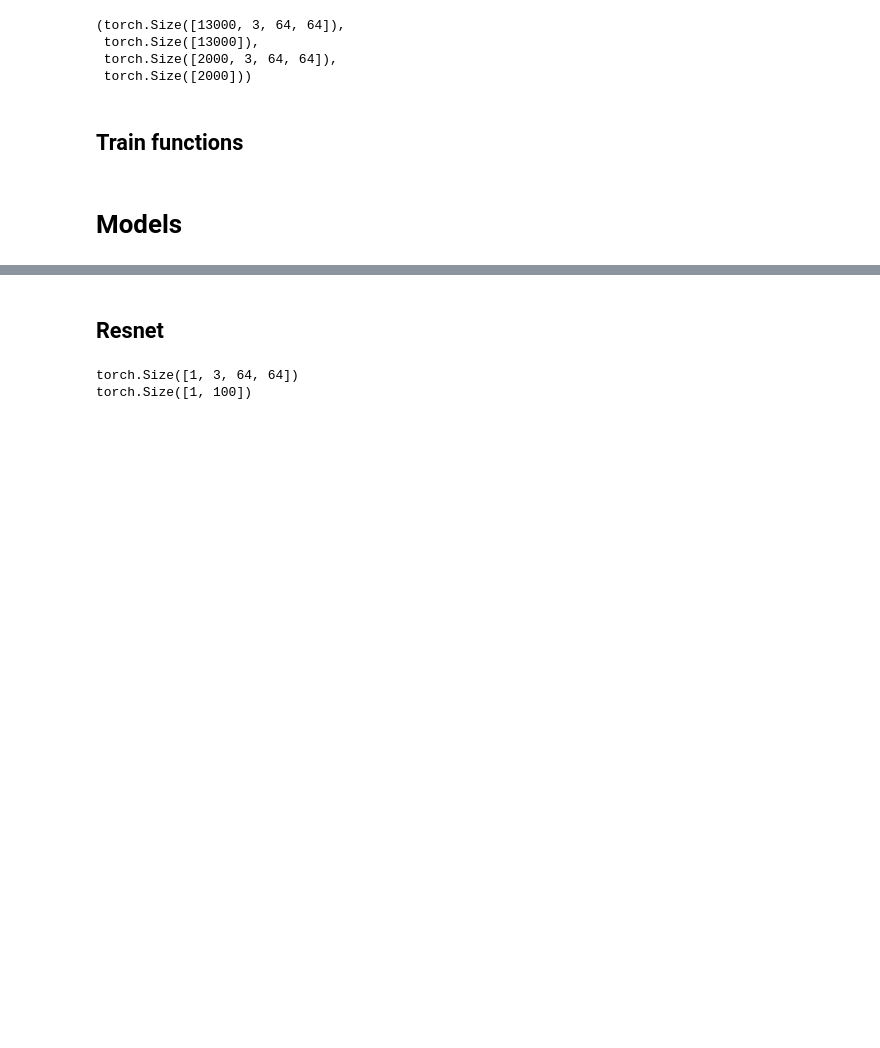
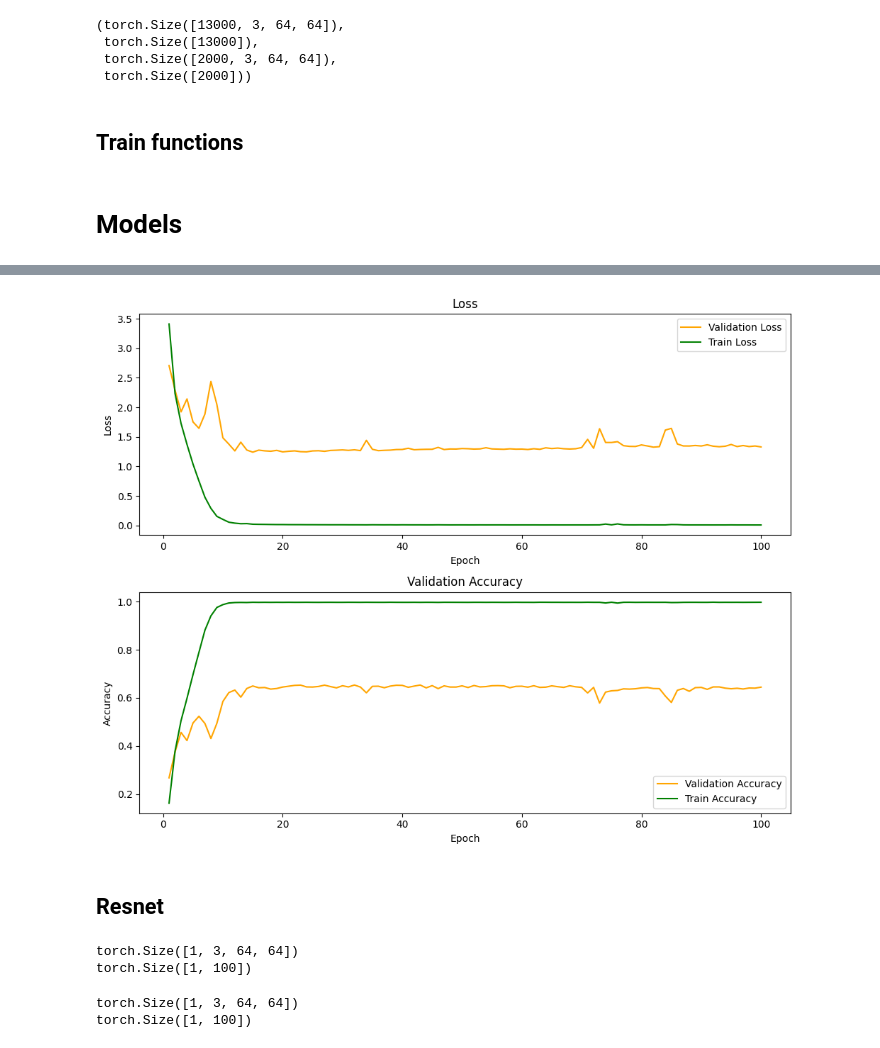
Before and after one commit to alexandra-dragomir/DL-Image-Classification, a Jupyter notebook: dl_project2.ipynb, the cells around one changed output, grey strips where cells are left out. Cells and saved outputs as stored; diff of their text form; code cells hidden in the pictures; blank space fills up the shorter version.

```diff
--- a/dl_project2.ipynb
+++ b/dl_project2.ipynb
@@ -297,0 +526,6 @@ def plot_loss_acc(val_loss_array, val_acc_array, train_loss_array, train_acc_arr
+# %%
+model = CNN_model(6, filters = [128, 256, 256, 256, 256, 256], kernels = [7, 5, 5, 5, 5, 5], strides = [2, 2, 1, 1, 1, 1], paddings = [3, 3, 1, 0, 1, 0], dropout = 0.46).to("cuda")
+
+optimizer = optim.SGD(model.parameters(), lr=0.002, momentum = 0.74)
+max_accuracy = 0.76
+val_loss_array, val_acc_array, train_loss_array, train_acc_array = train_model(model, optimizer, X_train, y_train, X_test, y_test, batch_size = 32, num_epochs = 100, save_weights = True, weights_path = "cnn_1")
@@ -298,3 +550,7 @@ def plot_loss_acc(val_loss_array, val_acc_array, train_loss_array, train_acc_arr
+# %%
+plot_loss_acc(val_loss_array, val_acc_array, train_loss_array, train_acc_array)
+# %% [output]
+[figure, added]
 # %% [markdown]
 ## Resnet
 # %%
@@ -418,6 +652,49 @@ class ResNet_personalized(nn.Module):
         y = self.fc(y)
         # print("classification shape:", y.shape)
         return y
+# %%
+# Define the ResNet model
+class ResNet_personalized2(nn.Module):
+    def __init__(self, block, nr_layers, nr_blocks, filters, strides):
+        super(ResNet_personalized2, self).__init__()
+        self.in_channels = 64
+        self.conv1 = nn.Conv2d(3, 64, kernel_size=3, stride=1, padding=1, bias=False)
+        self.bn1 = nn.BatchNorm2d(64)
+        self.relu = nn.ReLU(inplace=True)
+        self.blocks_group = nn.ModuleList()
+        for i in range(nr_layers):
+            self.blocks_group.append(self.make_layer(block, filters[i], nr_blocks[i], 3, strides[i], 1))
+        self.avg_pool = nn.AdaptiveAvgPool2d((1, 1))
+        self.fc = nn.Linear(filters[-1], 100)
+
+    def make_layer(self, block, out_channels, num_blocks, kernel_size, stride, padding):
+        layers = []
+        layers.append(block(self.in_channels, out_channels, kernel_size, stride, padding))
+        self.in_channels = out_channels
+        for _ in range(1, num_blocks):
+            layers.append(block(self.in_channels, out_channels, kernel_size, 1, padding))
+        return nn.Sequential(*layers)
+
+    def forward(self, x):
+        x = self.relu(self.bn1(self.conv1(x)))
+        for layer in self.blocks_group:
+            x = layer(x)
+            # print(x.shape)
+        y = self.avg_pool(x)
+        y = y.reshape(y.shape[0], -1)
+        y = self.fc(y)
+        return y
+
+model = ResNet_personalized2(Block, 3, [2, 2, 2], [64, 128, 256], [1, 2, 2])
+model = model.to("cuda")
+sample = X_train[0].unsqueeze(-1).permute(3, 0, 1, 2)
+print(sample.shape)
+out = model(sample)
+# out = out.view(out.size(0), -1)
+print(out.shape)
+# %% [output]
+torch.Size([1, 3, 64, 64])
+torch.Size([1, 100])
 # %%
 model = ResNet_personalized(Block, [2, 2, 2], [2, 3, 3], [128, 128, 256])
 model = model.to("cuda")
```
Also changed, not shown: parts of 28 cells of this notebook.
